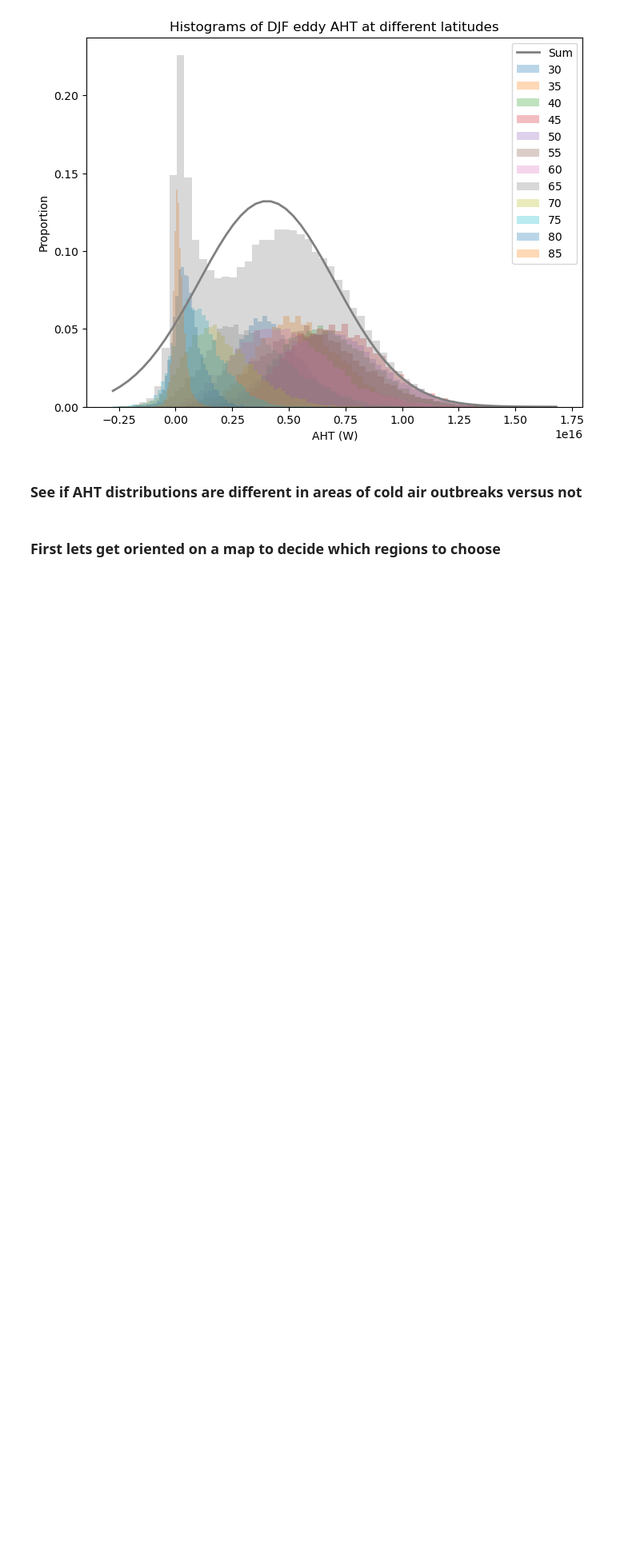
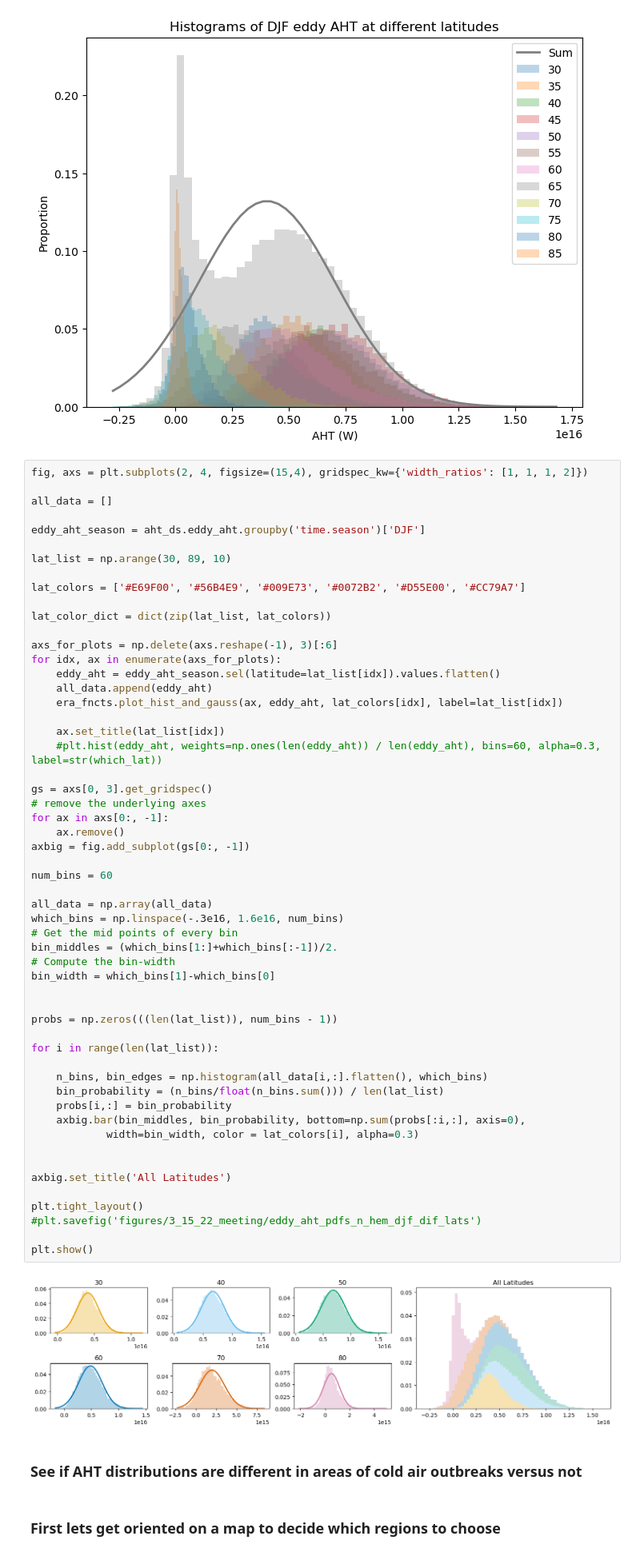
Before and after one commit to tylersc/ERA5_aht, a Jupyter notebook: AHT_distributions.ipynb, the cells around one changed output. Shown at 80% size. Drawn from its saved outputs; the diff is of its cells as text; blank space fills up the shorter version.

```diff
--- a/AHT_distributions.ipynb
+++ b/AHT_distributions.ipynb
@@ -397,6 +397,63 @@ plt.title('Histograms of DJF eddy AHT at different latitudes')
 plt.show()
 # %% [output]
 [figure]
+# %%
+fig, axs = plt.subplots(2, 4, figsize=(15,4), gridspec_kw={'width_ratios': [1, 1, 1, 2]})
+
+all_data = []
+
+eddy_aht_season = aht_ds.eddy_aht.groupby('time.season')['DJF']
+
+lat_list = np.arange(30, 89, 10)
+
+lat_colors = ['#E69F00', '#56B4E9', '#009E73', '#0072B2', '#D55E00', '#CC79A7']
+
+lat_color_dict = dict(zip(lat_list, lat_colors))
+
+axs_for_plots = np.delete(axs.reshape(-1), 3)[:6]
+for idx, ax in enumerate(axs_for_plots):
+    eddy_aht = eddy_aht_season.sel(latitude=lat_list[idx]).values.flatten()
+    all_data.append(eddy_aht)
+    era_fncts.plot_hist_and_gauss(ax, eddy_aht, lat_colors[idx], label=lat_list[idx])
+
+    ax.set_title(lat_list[idx])
+    #plt.hist(eddy_aht, weights=np.ones(len(eddy_aht)) / len(eddy_aht), bins=60, alpha=0.3, label=str(which_lat))
+
+gs = axs[0, 3].get_gridspec()
+# remove the underlying axes
+for ax in axs[0:, -1]:
+    ax.remove()
+axbig = fig.add_subplot(gs[0:, -1])
+
+num_bins = 60
+
+all_data = np.array(all_data)
+which_bins = np.linspace(-.3e16, 1.6e16, num_bins)
+# Get the mid points of every bin
+bin_middles = (which_bins[1:]+which_bins[:-1])/2.
+# Compute the bin-width
+bin_width = which_bins[1]-which_bins[0]
+
+
+probs = np.zeros(((len(lat_list)), num_bins - 1))
+
+for i in range(len(lat_list)):
+
+    n_bins, bin_edges = np.histogram(all_data[i,:].flatten(), which_bins)
+    bin_probability = (n_bins/float(n_bins.sum())) / len(lat_list)
+    probs[i,:] = bin_probability
+    axbig.bar(bin_middles, bin_probability, bottom=np.sum(probs[:i,:], axis=0),
+            width=bin_width, color = lat_colors[i], alpha=0.3)
+
+
+axbig.set_title('All Latitudes')
+
+plt.tight_layout()
+#plt.savefig('figures/3_15_22_meeting/eddy_aht_pdfs_n_hem_djf_dif_lats')
+
+plt.show()
+# %% [output]
+[figure, added]
 # %% [markdown]
 ### See if AHT distributions are different in areas of cold air outbreaks versus not
 # %% [markdown]
```
Also changed, not shown: parts of 1 cell of this notebook, 1 other file.
